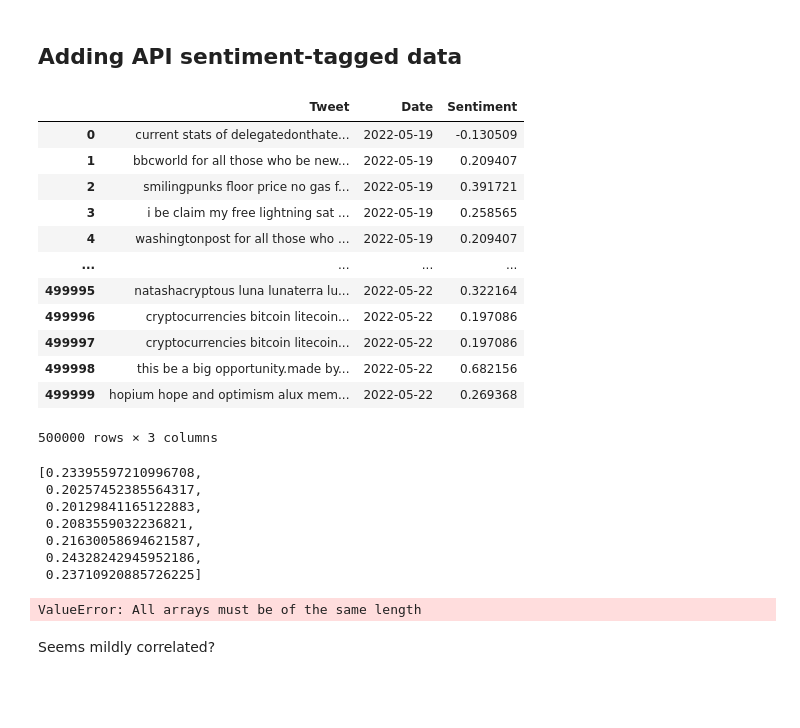
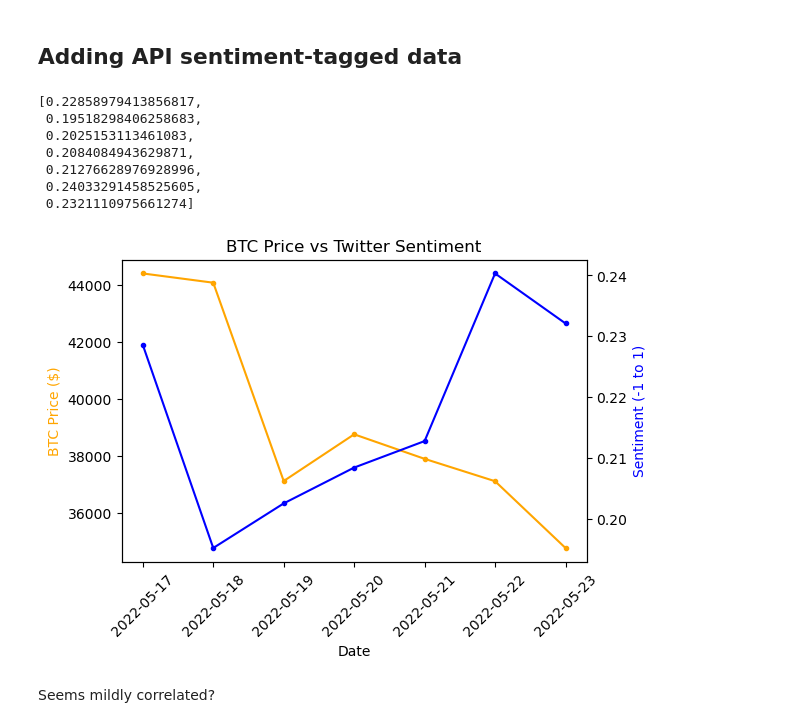
Before and after one commit to joshbrook/BTC-Sentiment-Analysis, a Jupyter notebook: graphing.ipynb, the cells around one changed output. Cells and saved outputs as stored; diff of their text form; code cells hidden in the pictures; blank space fills up the shorter version.

Commit message:
graph for big dataset - missing lots of values

```diff
--- a/graphing.ipynb
+++ b/graphing.ipynb
@@ -43,72 +43,63 @@ plt.show()
 # %% [markdown]
 ## Adding API sentiment-tagged data
 # %%
+btc_17_23 = pd.read_csv("data/BTC-USD.csv")
+
 api = pd.read_csv("data/api_tagged.csv").drop(columns=["Unnamed: 0"])
-api
+
+api_avgs = []
+for i in range(7):
+    api_avgs.append((btc_17_23.iloc[i]["High"] + btc_17_23.iloc[i]["Low"])  / 2)
-# %% [output]
-|  | Tweet | Date | Sentiment |
-| 0 | current stats of delegatedonthate... | 2022-05-19 | -0.130509 |
-| 1 | bbcworld for all those who be new... | 2022-05-19 | 0.209407 |
-| 2 | smilingpunks floor price no gas f... | 2022-05-19 | 0.391721 |
-| 3 | i be claim my free lightning sat ... | 2022-05-19 | 0.258565 |
-| 4 | washingtonpost for all those who ... | 2022-05-19 | 0.209407 |
-| ... | ... | ... | ... |
-| 499995 | natashacryptous luna lunaterra lu... | 2022-05-22 | 0.322164 |
-| 499996 | cryptocurrencies bitcoin litecoin... | 2022-05-22 | 0.197086 |
-| 499997 | cryptocurrencies bitcoin litecoin... | 2022-05-22 | 0.197086 |
-| 499998 | this be a big opportunity.made by... | 2022-05-22 | 0.682156 |
-| 499999 | hopium hope and optimism alux mem... | 2022-05-22 | 0.269368 |
-500000 rows × 3 columns
 # %%
 import datetime as dt
 
 api["Date"] = pd.to_datetime(api["Date"], format="%Y-%m-%d")
 
-sents = []
+api_sents = []
 for i in range(7):
     t = pd.Timestamp(2022, 5, 17)
     x = api[api["Date"] == t + dt.timedelta(days=i)]
-    sents.append(x["Sentiment"].mean())
+    api_sents.append(x["Sentiment"].mean())
 
-sents
+api_sents
 # %% [output]
-[0.23395597210996708,
- 0.20257452385564317,
- 0.20129841165122883,
- 0.2083559032236821,
- 0.21630058694621587,
- 0.24328242945952186,
- 0.23710920885726225]
+[0.22858979413856817,
+ 0.19518298406258683,
+ 0.2025153113461083,
+ 0.2084084943629871,
+ 0.21276628976928996,
+ 0.24033291458525605,
+ 0.2321110975661274]
 # %%
 dates = np.sort(api["Date"].astype(str).unique())
 
 # Combine figures into one dataframe
-df = pd.DataFrame({"Date": dates, "BTC Price": avgs, "Sentiment": sents})
+df = pd.DataFrame({"Date": dates, "BTC Price": api_avgs, "Sentiment": api_sents})
 
 # Price line
 fig, ax1 = plt.subplots()
 ax1.plot(df.index, df['BTC Price'], color="orange",  marker=".", ms=6)
 
 # Sentiment line
 ax2 = ax1.twinx()
 ax2.plot(df.index, df['Sentiment'], color="blue", marker=".", ms=6)
 
 # Formatting
 plt.title("BTC Price vs Twitter Sentiment")
 
 ax1.set_ylabel('BTC Price ($)', color="orange")
 ax2.set_ylabel('Sentiment (-1 to 1)', color="blue")
 
 ax1.set_xlabel('Date')
 
 ax1.xaxis.set_ticks(range(7))
 ax1.set_xticklabels(dates, rotation=45)
 
 fig.set_dpi(100)
 
 
 plt.show()
 # %% [output]
-ValueError: All arrays must be of the same length
+[figure, added]
 # %% [markdown]
 Seems mildly correlated?
```
Also changed, not shown: parts of 6 cells of this notebook.
